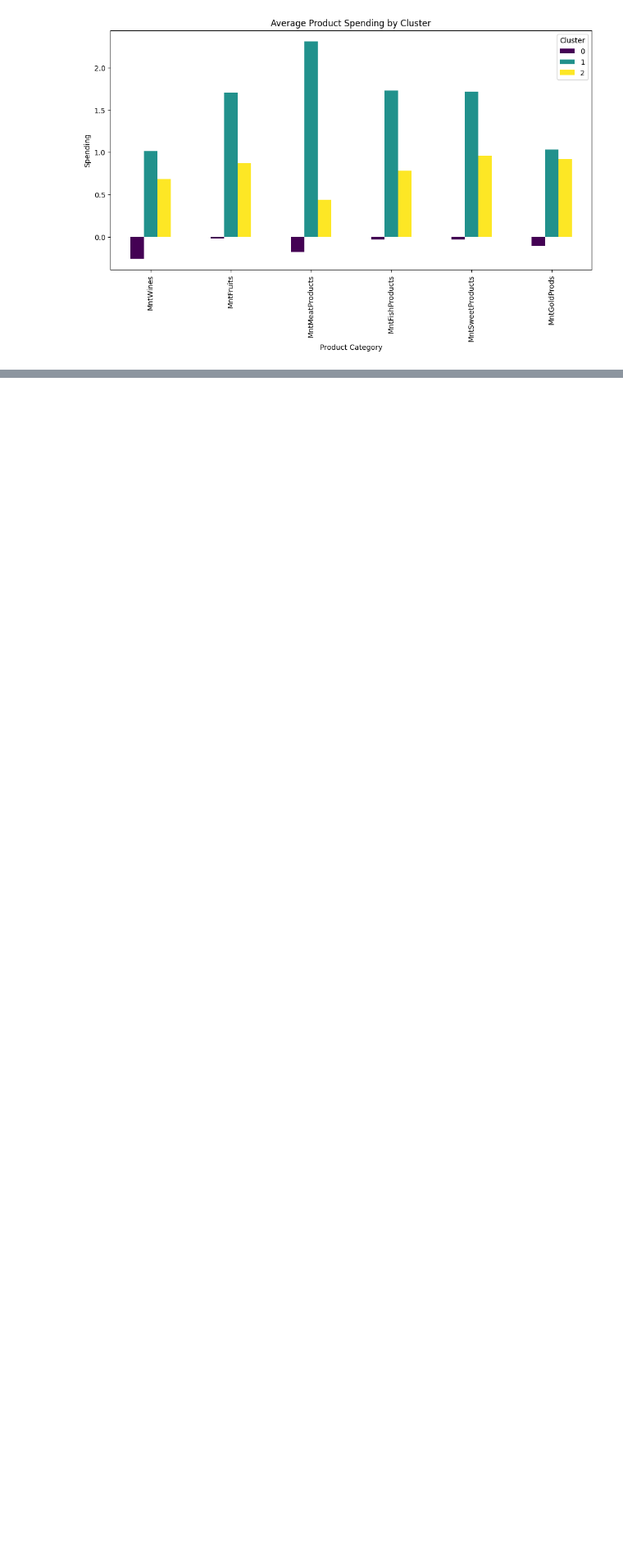
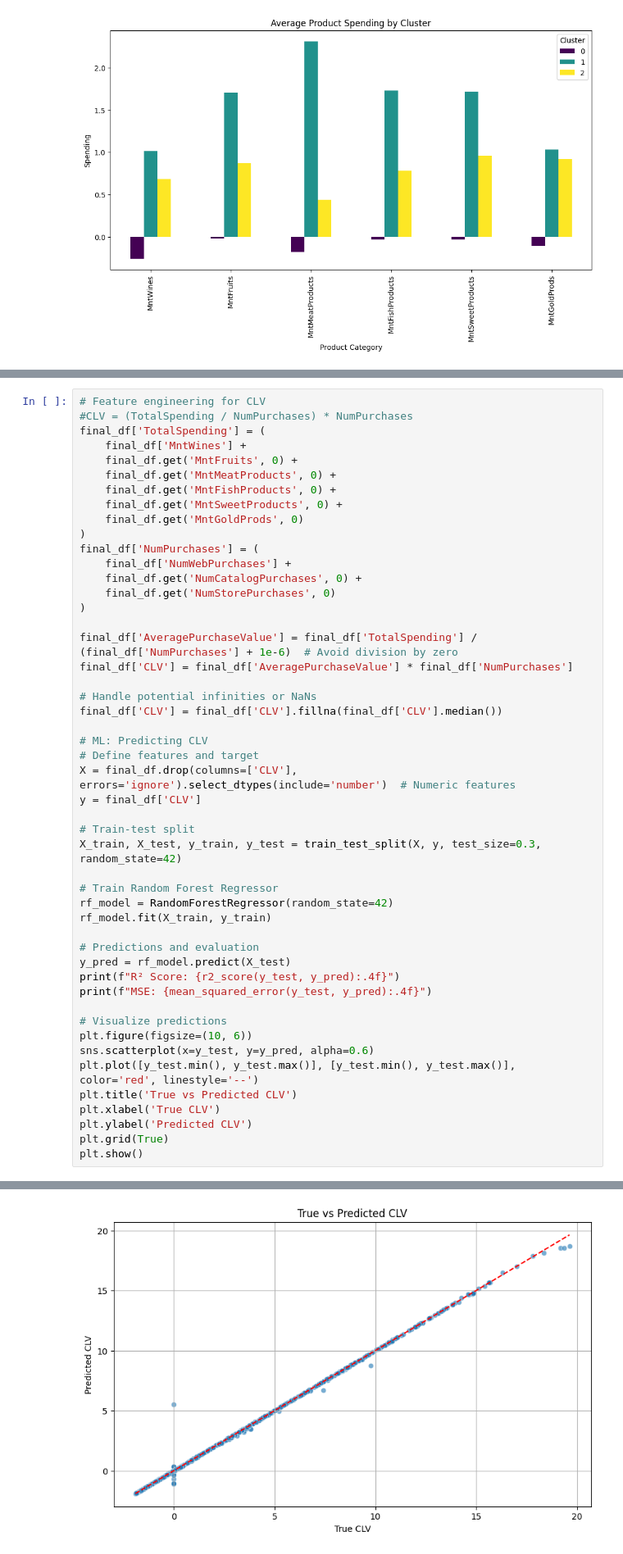
Before and after one commit to Jmuhleman/BUI_2024, a Jupyter notebook: projet/exploration.ipynb, the cells around one changed output, grey strips where cells are left out. Shown at 82% size. Saved outputs shown, nothing was run; the diff lists cells and outputs as text; blank space fills up the shorter version.

```diff
--- a/projet/exploration.ipynb
+++ b/projet/exploration.ipynb
@@ -490,0 +506,50 @@ Confusion Matrix:
+# %%
+# Feature engineering for CLV
+#CLV = (TotalSpending / NumPurchases) * NumPurchases
+final_df['TotalSpending'] = (
+    final_df['MntWines'] +
+    final_df.get('MntFruits', 0) +
+    final_df.get('MntMeatProducts', 0) +
+    final_df.get('MntFishProducts', 0) +
+    final_df.get('MntSweetProducts', 0) +
+    final_df.get('MntGoldProds', 0)
+)
+final_df['NumPurchases'] = (
+    final_df['NumWebPurchases'] +
+    final_df.get('NumCatalogPurchases', 0) +
+    final_df.get('NumStorePurchases', 0)
+)
+
+final_df['AveragePurchaseValue'] = final_df['TotalSpending'] / (final_df['NumPurchases'] + 1e-6)  # Avoid division by zero
+final_df['CLV'] = final_df['AveragePurchaseValue'] * final_df['NumPurchases']
+
+# Handle potential infinities or NaNs
+final_df['CLV'] = final_df['CLV'].fillna(final_df['CLV'].median())
+
+# ML: Predicting CLV
+# Define features and target
+X = final_df.drop(columns=['CLV'], errors='ignore').select_dtypes(include='number')  # Numeric features
+y = final_df['CLV']
+
+# Train-test split
+X_train, X_test, y_train, y_test = train_test_split(X, y, test_size=0.3, random_state=42)
+
+# Train Random Forest Regressor
+rf_model = RandomForestRegressor(random_state=42)
+rf_model.fit(X_train, y_train)
+
+# Predictions and evaluation
+y_pred = rf_model.predict(X_test)
+print(f"R² Score: {r2_score(y_test, y_pred):.4f}")
+print(f"MSE: {mean_squared_error(y_test, y_pred):.4f}")
+
+# Visualize predictions
+plt.figure(figsize=(10, 6))
+sns.scatterplot(x=y_test, y=y_pred, alpha=0.6)
+plt.plot([y_test.min(), y_test.max()], [y_test.min(), y_test.max()], color='red', linestyle='--')
+plt.title('True vs Predicted CLV')
+plt.xlabel('True CLV')
+plt.ylabel('Predicted CLV')
+plt.grid(True)
+plt.show()
+# %% [output]
@@ -490,0 +558 @@ Confusion Matrix:
+[figure, added]
```
Also changed, not shown: parts of 22 cells of this notebook.
